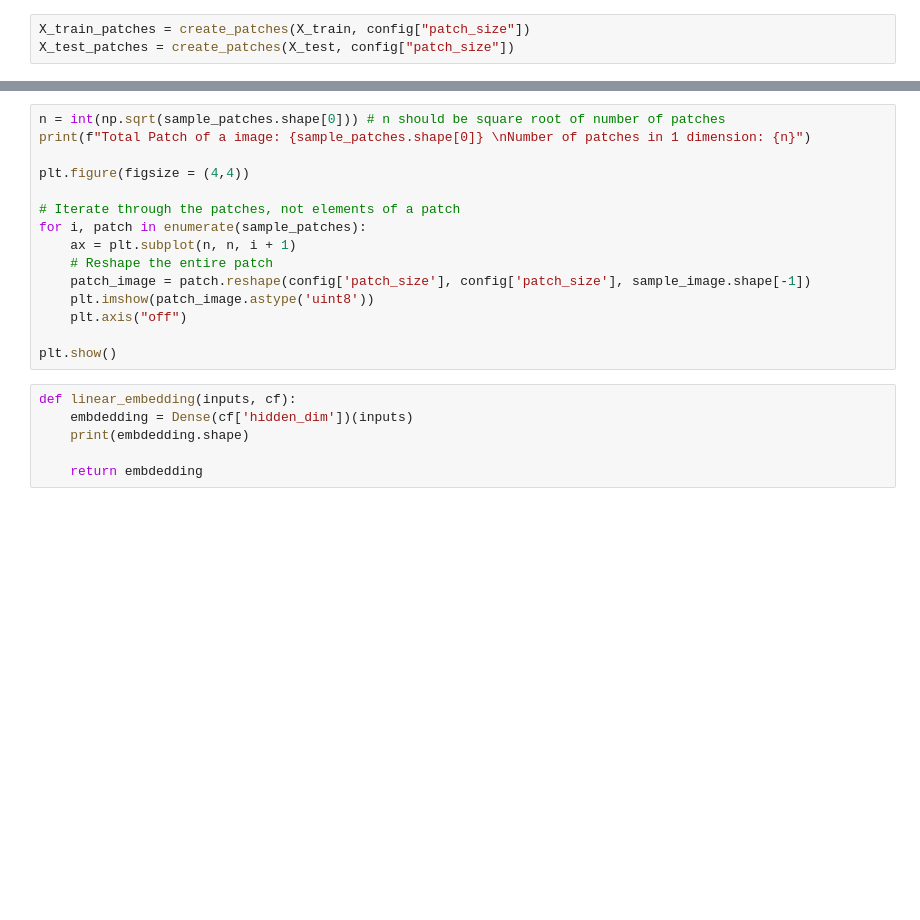
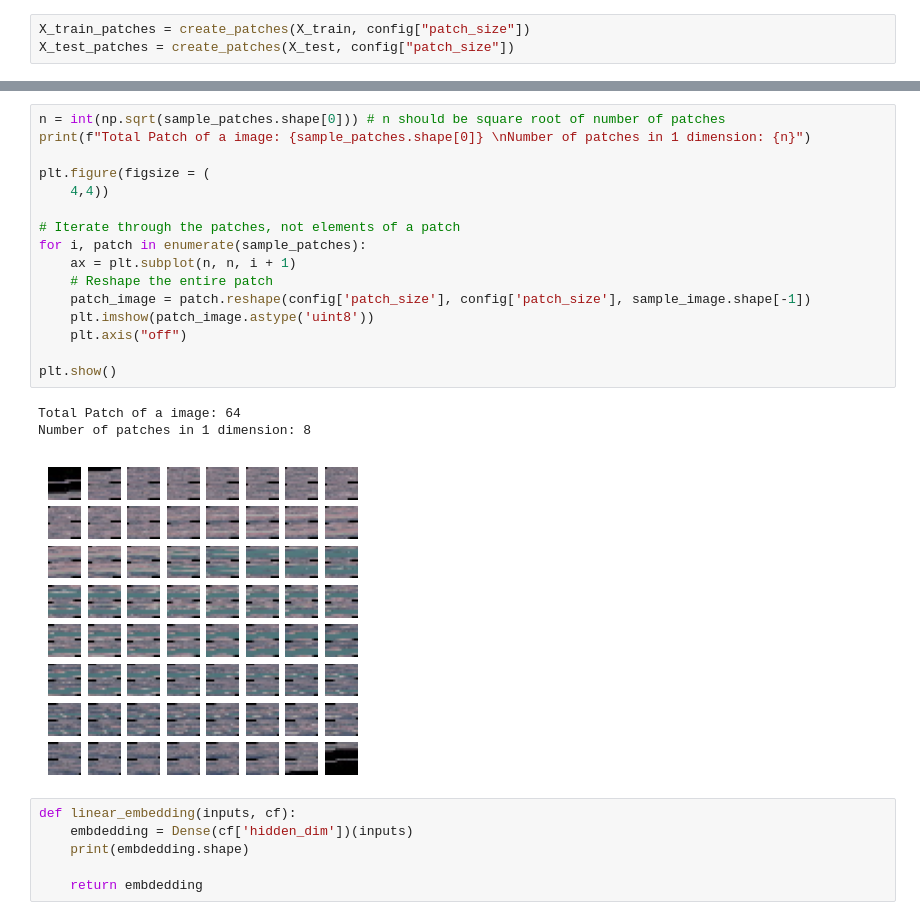
Before and after one commit to kawish14/Thesis, a Jupyter notebook: swin-transformer.ipynb, the cells around one changed output, grey strips where cells are left out. Cells and saved outputs as stored; diff of their text form; blank space fills up the shorter version.

```diff
--- a/swin-transformer.ipynb
+++ b/swin-transformer.ipynb
@@ -112,18 +134,23 @@ plt.axis("off")
 # %%
 n = int(np.sqrt(sample_patches.shape[0])) # n should be square root of number of patches
 print(f"Total Patch of a image: {sample_patches.shape[0]} \nNumber of patches in 1 dimension: {n}")
 
-plt.figure(figsize = (4,4))
+plt.figure(figsize = (
+    4,4))
 
 # Iterate through the patches, not elements of a patch
 for i, patch in enumerate(sample_patches):
     ax = plt.subplot(n, n, i + 1)
     # Reshape the entire patch
     patch_image = patch.reshape(config['patch_size'], config['patch_size'], sample_image.shape[-1])
     plt.imshow(patch_image.astype('uint8'))
     plt.axis("off")
 
 plt.show()
+# %% [output]
+Total Patch of a image: 64
+Number of patches in 1 dimension: 8
+[figure, added]
 # %%
 def linear_embedding(inputs, cf):
     embdedding = Dense(cf['hidden_dim'])(inputs)
```
Also changed, not shown: parts of 11 cells of this notebook.
